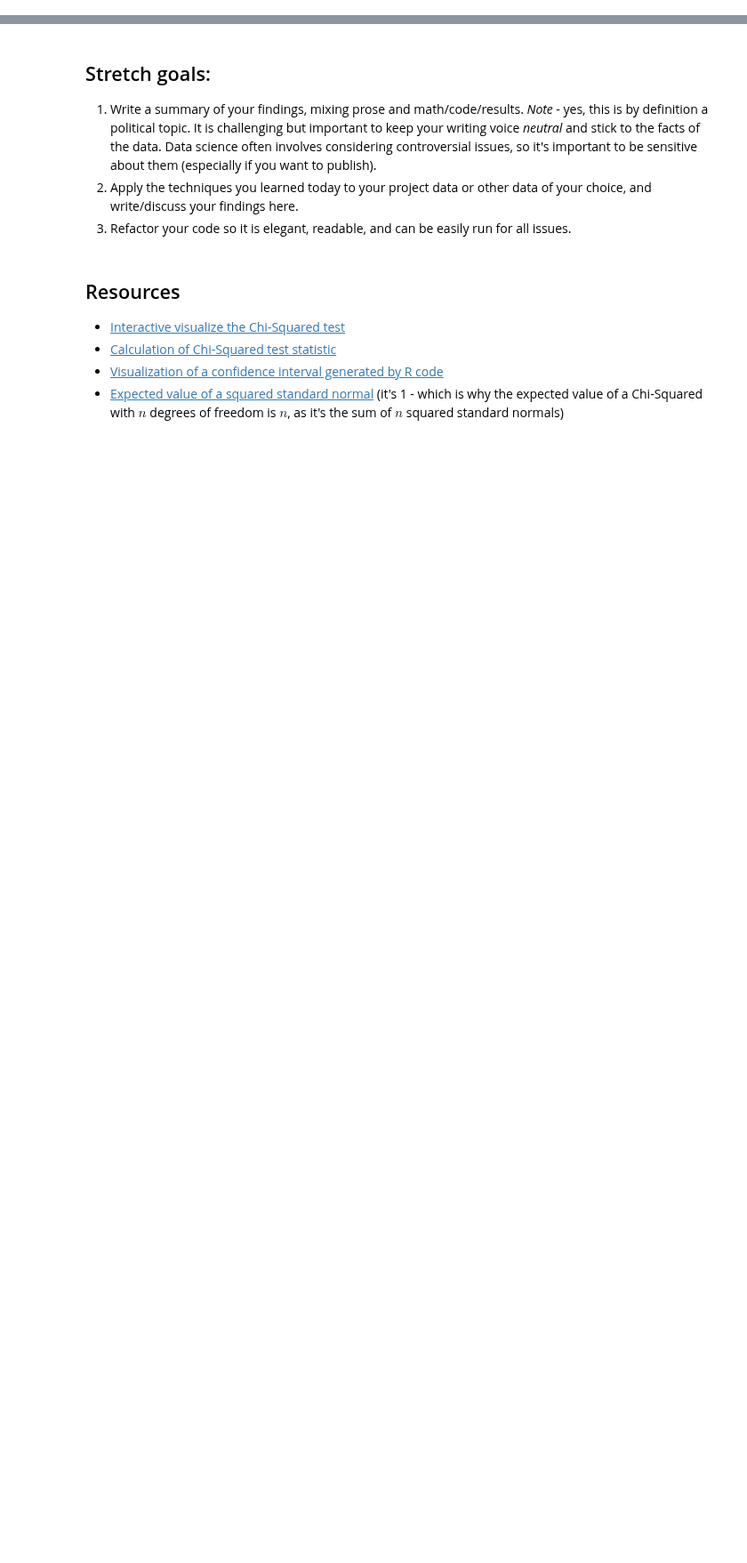
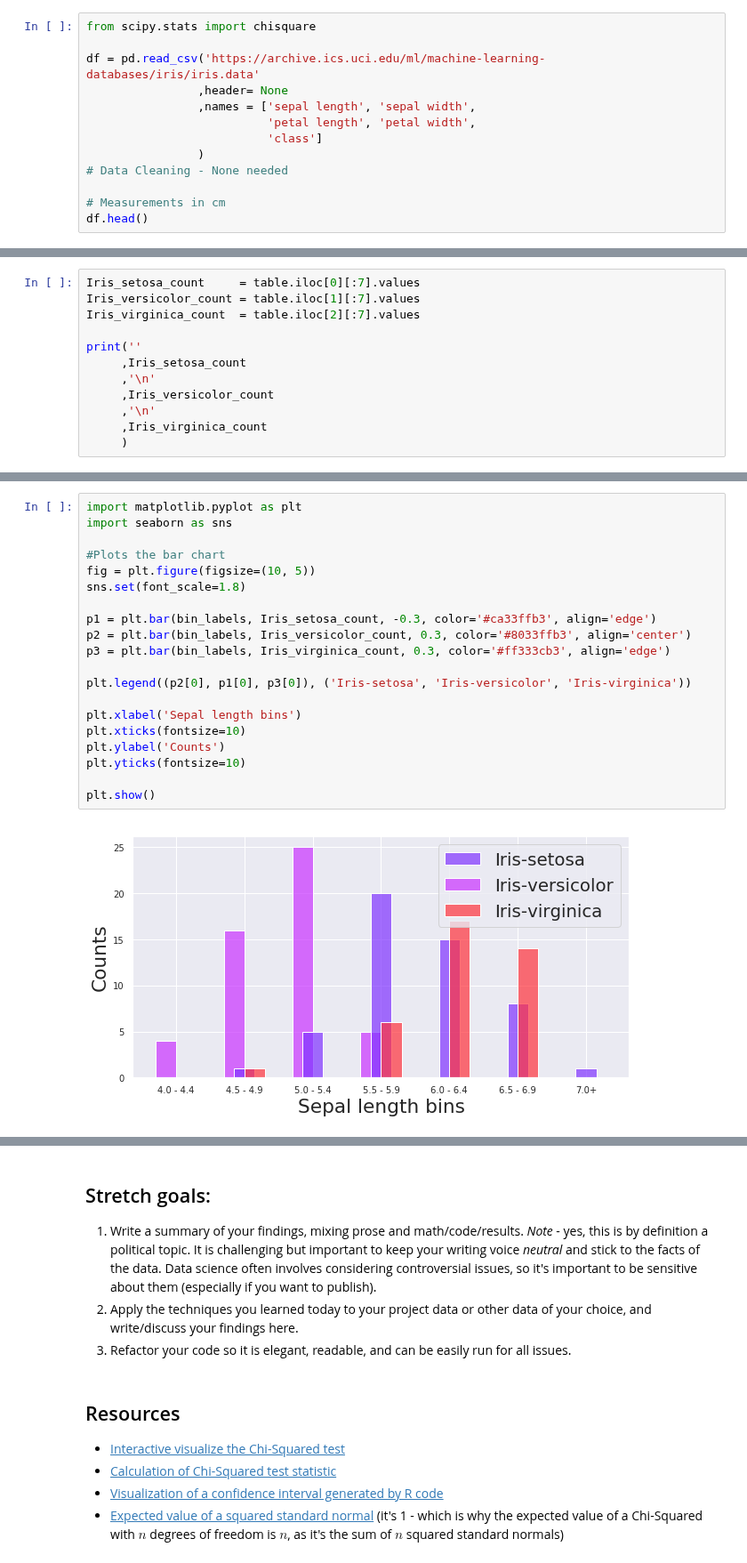
Before and after one commit to bloominstituteoftechnology/DS-Unit-1-Sprint-2-Statistics, a Jupyter notebook: module2/DS9_W2D2_Sampling_Confidence_Intervals_and_Hypothesis_Testing_Assignment.ipynb, the cells around one changed output, grey strips where cells are left out. Shown at 89% size. Saved outputs shown, nothing was run; the diff lists cells and outputs as text; blank space fills up the shorter version.

```diff
--- a/module2/DS9_W2D2_Sampling_Confidence_Intervals_and_Hypothesis_Testing_Assignment.ipynb
+++ b/module2/DS9_W2D2_Sampling_Confidence_Intervals_and_Hypothesis_Testing_Assignment.ipynb
@@ -33,0 +105,13 @@ Your assignment - using the data from the prior module ([congressional voting re
+# %%
+from scipy.stats import chisquare
+
+df = pd.read_csv('https://archive.ics.uci.edu/ml/machine-learning-databases/iris/iris.data'
+                ,header= None
+                ,names = ['sepal length', 'sepal width',
+                          'petal length', 'petal width',
+                          'class']
+                )
+# Data Cleaning - None needed
+
+# Measurements in cm
+df.head()
@@ -33,0 +167,12 @@ Your assignment - using the data from the prior module ([congressional voting re
+# %%
+Iris_setosa_count     = table.iloc[0][:7].values
+Iris_versicolor_count = table.iloc[1][:7].values
+Iris_virginica_count  = table.iloc[2][:7].values
+
+print(''
+     ,Iris_setosa_count
+     ,'\n'
+     ,Iris_versicolor_count
+     ,'\n'
+     ,Iris_virginica_count
+     )
@@ -33,0 +183,22 @@ Your assignment - using the data from the prior module ([congressional voting re
+# %%
+import matplotlib.pyplot as plt
+import seaborn as sns
+
+#Plots the bar chart
+fig = plt.figure(figsize=(10, 5))
+sns.set(font_scale=1.8)
+
+p1 = plt.bar(bin_labels, Iris_setosa_count, -0.3, color='#ca33ffb3', align='edge')
+p2 = plt.bar(bin_labels, Iris_versicolor_count, 0.3, color='#8033ffb3', align='center')
+p3 = plt.bar(bin_labels, Iris_virginica_count, 0.3, color='#ff333cb3', align='edge')
+
+plt.legend((p2[0], p1[0], p3[0]), ('Iris-setosa', 'Iris-versicolor', 'Iris-virginica'))
+
+plt.xlabel('Sepal length bins')
+plt.xticks(fontsize=10)
+plt.ylabel('Counts')
+plt.yticks(fontsize=10)
+
+plt.show()
+# %% [output]
+[figure, added]
```
Also changed, not shown: parts of 27 cells of this notebook.
